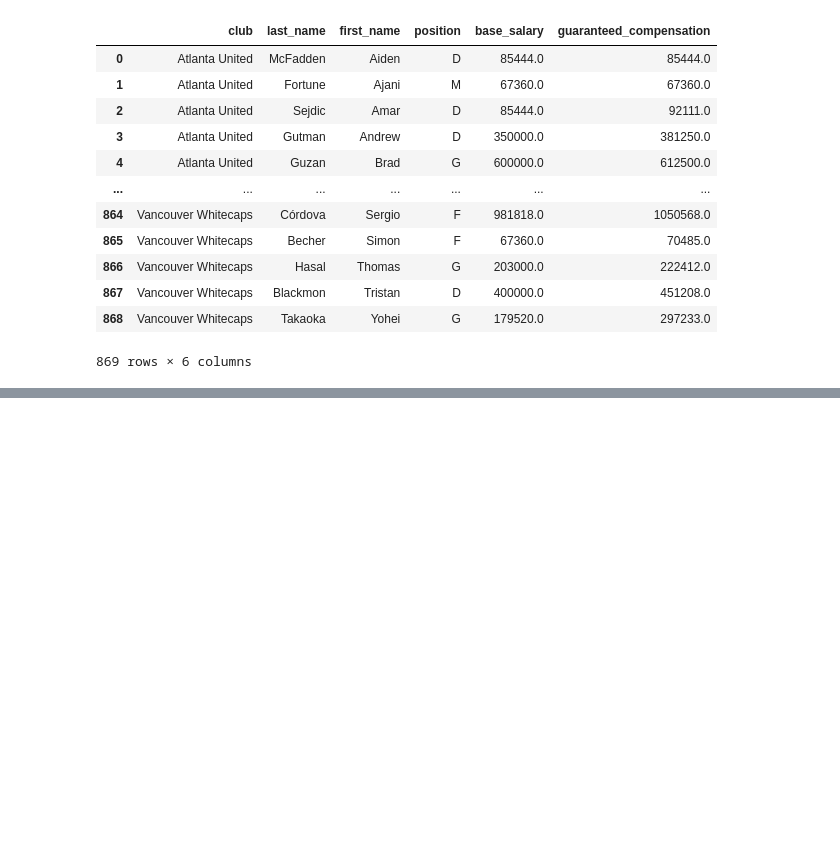
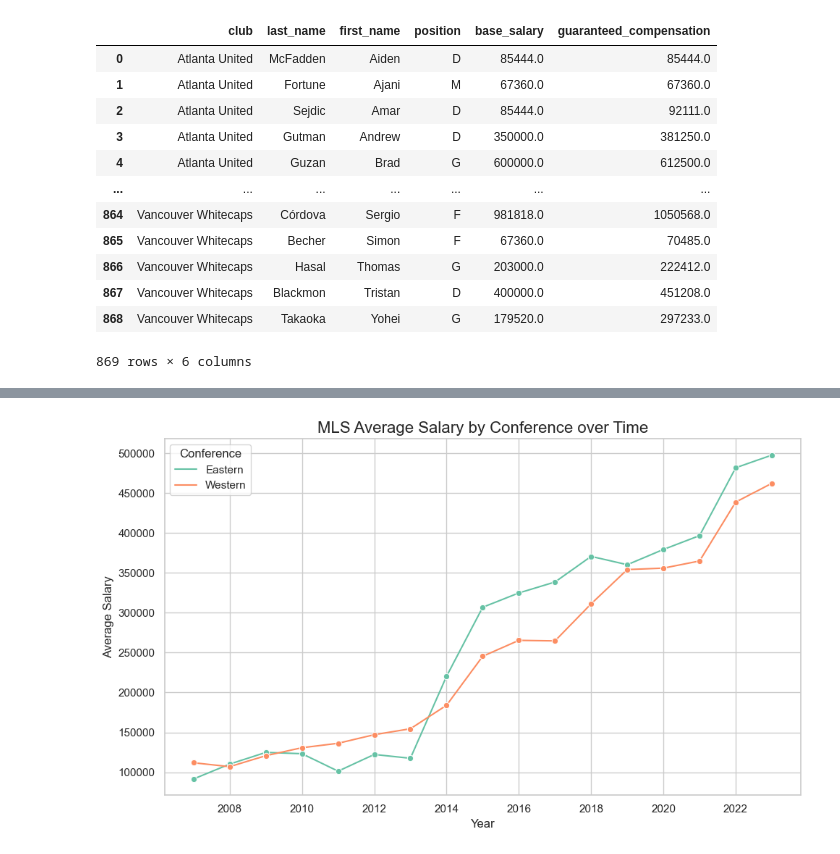
Before and after one commit to GabeAvinaz/Proj_1_MLS_Player_Salary_-Projections, a Jupyter notebook: MLS_player_Salary_Projections.ipynb, the cells around one changed output, grey strips where cells are left out. Cells and saved outputs as stored; diff of their text form; code cells hidden in the pictures; blank space fills up the shorter version.

```diff
--- a/MLS_player_Salary_Projections.ipynb
+++ b/MLS_player_Salary_Projections.ipynb
@@ -499,0 +544,19 @@ mlb_salaries_df.sample(20)
+# %%
+average_salary_by_region_year = mls_salaries_df.groupby(['conference', 'year'])['base_salary'].mean().reset_index()
+
+# Set the style using seaborn
+sns.set(style="whitegrid")
+
+# Create the line chart
+plt.figure(figsize=(10, 6))
+sns.lineplot(data=average_salary_by_region_year, x='year', y='base_salary', hue='conference', palette='Set2', marker='o')
+
+plt.xlabel('Year')
+plt.ylabel('Average Salary')
+plt.title('MLS Average Salary by Conference over Time', fontsize=16)
+plt.legend(title='Conference')
+plt.tight_layout()
+
+plt.show()
+# %% [output]
+[figure, added]
```
Also changed, not shown: parts of 10 cells of this notebook, 5 other files.
